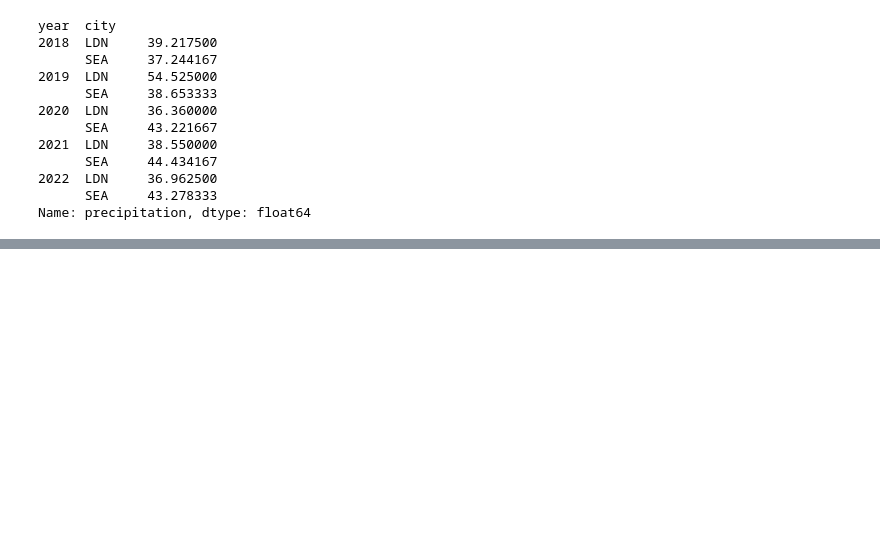
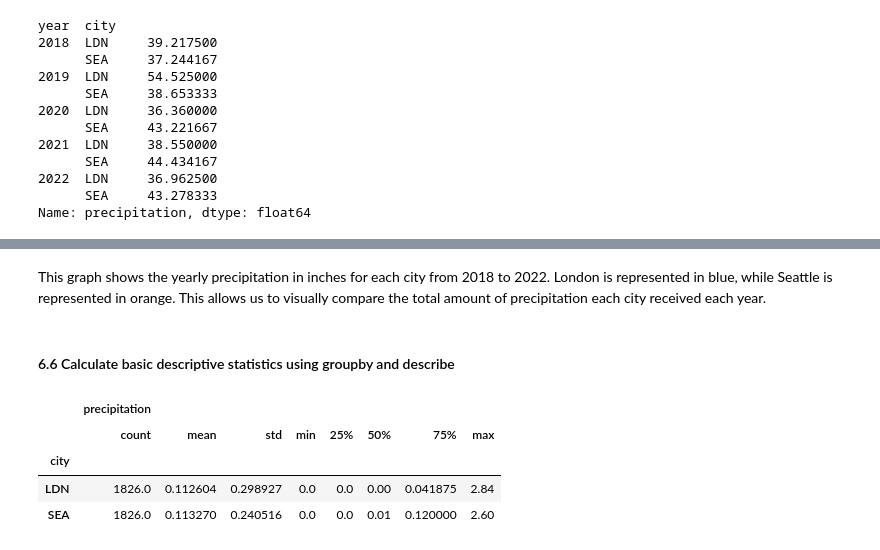
Before and after one commit to MariButarov/Rain-Prediction, a Jupyter notebook: Weather Project/Weather_data.ipynb, the cells around one changed output, grey strips where cells are left out. Cells and saved outputs as stored; diff of their text form; code cells hidden in the pictures; blank space fills up the shorter version.

```diff
--- a/Weather Project/Weather_data.ipynb
+++ b/Weather Project/Weather_data.ipynb
@@ -568,0 +691,12 @@ False
+# %% [markdown]
+This graph shows the yearly precipitation in inches for each city from 2018 to 2022. London is represented in blue, while Seattle is represented in orange. This allows us to visually compare the total amount of precipitation each city received each year.
+# %% [markdown]
+#### 6.6 Calculate basic descriptive statistics using groupby and describe
+# %%
+df[['city', 'precipitation']].groupby('city').describe()
+# %% [output]
+|  | precipitation |  |  |  |  |  |  |  |
+|  | count | mean | std | min | 25% | 50% | 75% | max |
+| city |  |  |  |  |  |  |  |  |
+| LDN | 1826.0 | 0.112604 | 0.298927 | 0.0 | 0.0 | 0.00 | 0.041875 | 2.84 |
+| SEA | 1826.0 | 0.113270 | 0.240516 | 0.0 | 0.0 | 0.01 | 0.120000 | 2.60 |
```
Also changed, not shown: parts of 148 cells of this notebook, 2 other files.
